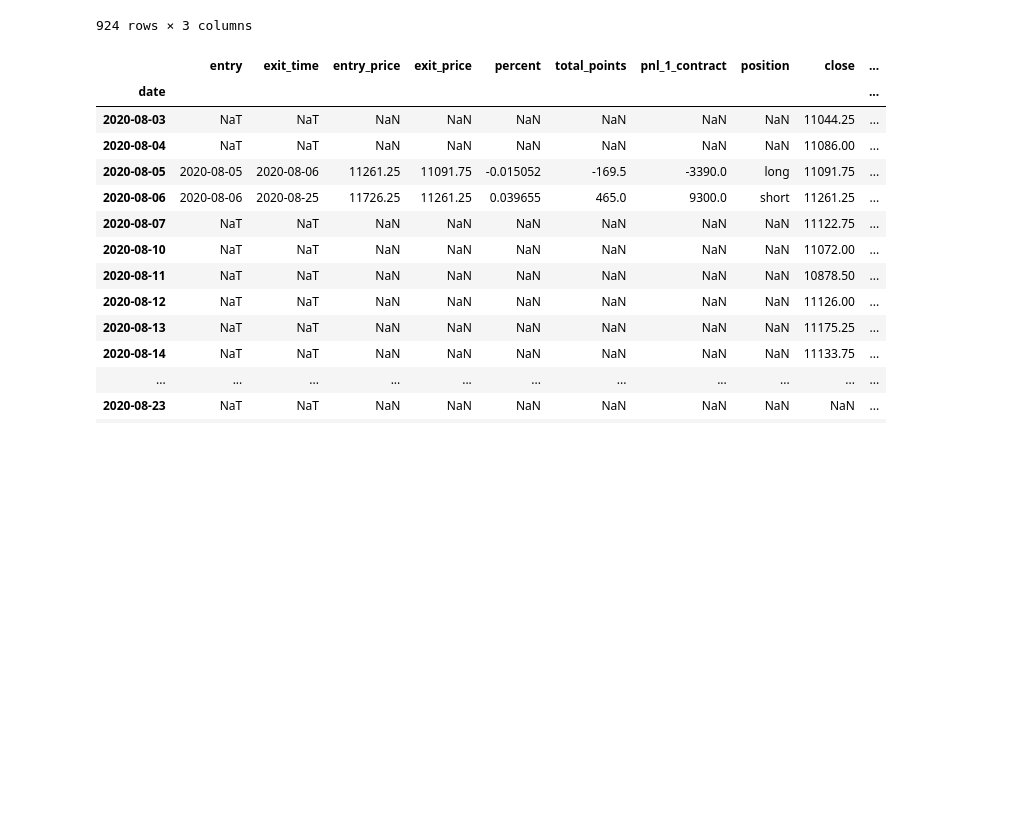
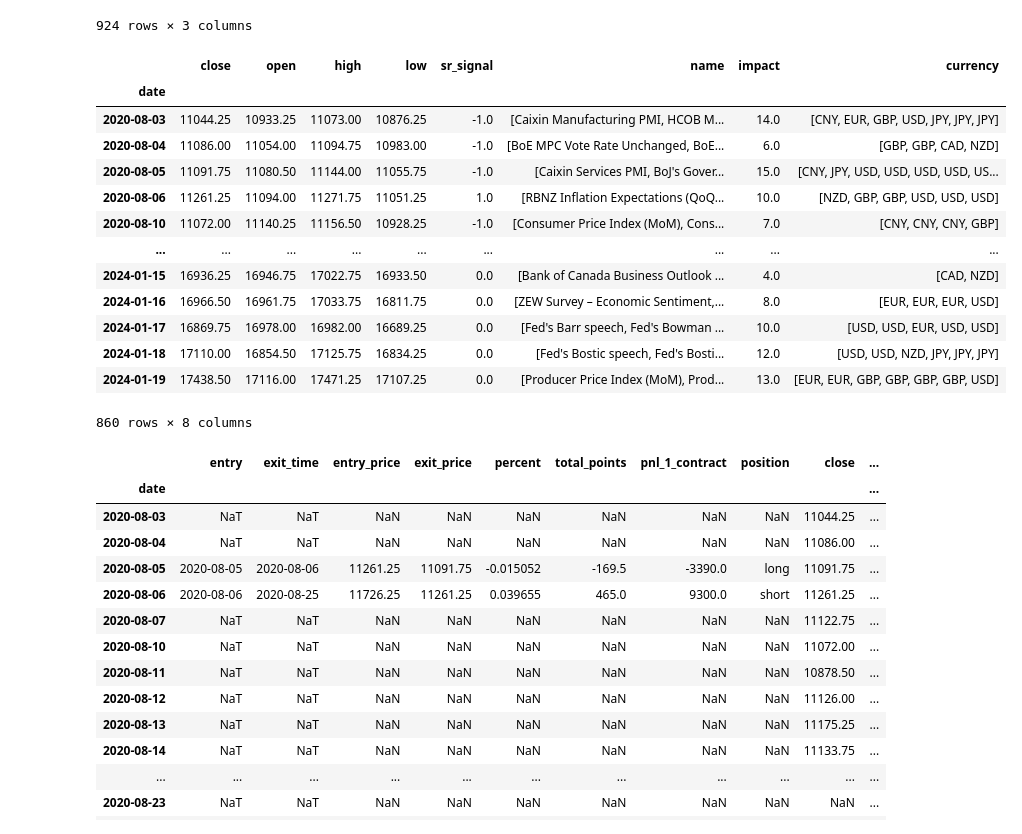
Before and after one commit to elliotwatt/project2, a Jupyter notebook: market_prof_w_comments.ipynb, the cells around one changed output. Saved outputs shown, nothing was run; the diff lists cells and outputs as text; code cells hidden in the pictures; blank space fills up the shorter version.

```diff
--- a/market_prof_w_comments.ipynb
+++ b/market_prof_w_comments.ipynb
@@ -467,6 +470,31 @@ grouped_news
 | 2024-01-23 | [BoJ Outlook Report, BoJ Monetary... | [MEDIUM, HIGH, HIGH, HIGH, HIGH, ... | [JPY, JPY, JPY, JPY, NZD, NZD] |
 | 2024-01-24 | [HCOB Manufacturing PMI, HCOB Com... | [HIGH, HIGH, HIGH, HIGH, HIGH, HI... | [EUR, EUR, EUR, GBP, GBP, GBP, EU... |
 924 rows × 3 columns
+# %%
+impact_mapping = {'HIGH': 1, 'MEDIUM': 2}
+grouped_news['impact'] = grouped_news['impact'].apply(lambda x: [impact_mapping[impact] for impact in x] if isinstance(x, list) else x)
+grouped_news['impact'] = grouped_news['impact'].apply(lambda x: sum(x) if isinstance(x, list) else x)
+
+nas_and_news = pd.concat([nas_df, grouped_news], axis=1)
+columns_to_drop = ['log_ret', 'sr_return']
+nas_and_news = nas_and_news.drop(columns=columns_to_drop)
+nas_and_news = nas_and_news.dropna()
+nas_and_news
+# %% [output]
+|  | close | open | high | low | sr_signal | name | impact | currency |
+| date |  |  |  |  |  |  |  |  |
+| 2020-08-03 | 11044.25 | 10933.25 | 11073.00 | 10876.25 | -1.0 | [Caixin Manufacturing PMI, HCOB M... | 14.0 | [CNY, EUR, GBP, USD, JPY, JPY, JPY] |
+| 2020-08-04 | 11086.00 | 11054.00 | 11094.75 | 10983.00 | -1.0 | [BoE MPC Vote Rate Unchanged, BoE... | 6.0 | [GBP, GBP, CAD, NZD] |
+| 2020-08-05 | 11091.75 | 11080.50 | 11144.00 | 11055.75 | -1.0 | [Caixin Services PMI, BoJ's Gover... | 15.0 | [CNY, JPY, USD, USD, USD, USD, US... |
+| 2020-08-06 | 11261.25 | 11094.00 | 11271.75 | 11051.25 | 1.0 | [RBNZ Inflation Expectations (QoQ... | 10.0 | [NZD, GBP, GBP, USD, USD, USD] |
+| 2020-08-10 | 11072.00 | 11140.25 | 11156.50 | 10928.25 | -1.0 | [Consumer Price Index (MoM), Cons... | 7.0 | [CNY, CNY, CNY, GBP] |
+| ... | ... | ... | ... | ... | ... | ... | ... | ... |
+| 2024-01-15 | 16936.25 | 16946.75 | 17022.75 | 16933.50 | 0.0 | [Bank of Canada Business Outlook ... | 4.0 | [CAD, NZD] |
+| 2024-01-16 | 16966.50 | 16961.75 | 17033.75 | 16811.75 | 0.0 | [ZEW Survey – Economic Sentiment,... | 8.0 | [EUR, EUR, EUR, USD] |
+| 2024-01-17 | 16869.75 | 16978.00 | 16982.00 | 16689.25 | 0.0 | [Fed's Barr speech, Fed's Bowman ... | 10.0 | [USD, USD, EUR, USD, USD] |
+| 2024-01-18 | 17110.00 | 16854.50 | 17125.75 | 16834.25 | 0.0 | [Fed's Bostic speech, Fed's Bosti... | 12.0 | [USD, USD, NZD, JPY, JPY, JPY] |
+| 2024-01-19 | 17438.50 | 17116.00 | 17471.25 | 17107.25 | 0.0 | [Producer Price Index (MoM), Prod... | 13.0 | [EUR, EUR, GBP, GBP, GBP, GBP, USD] |
+860 rows × 8 columns
 # %%
 news_nas_and_trades = pd.concat([nas_and_trades, grouped_news], axis=1)
 c = 19
```
Also changed, not shown: parts of 1 cell of this notebook.
